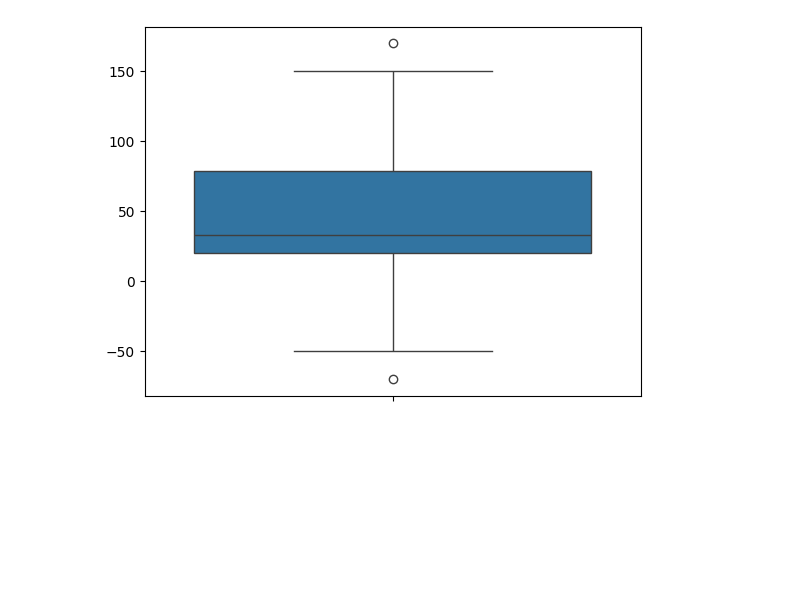
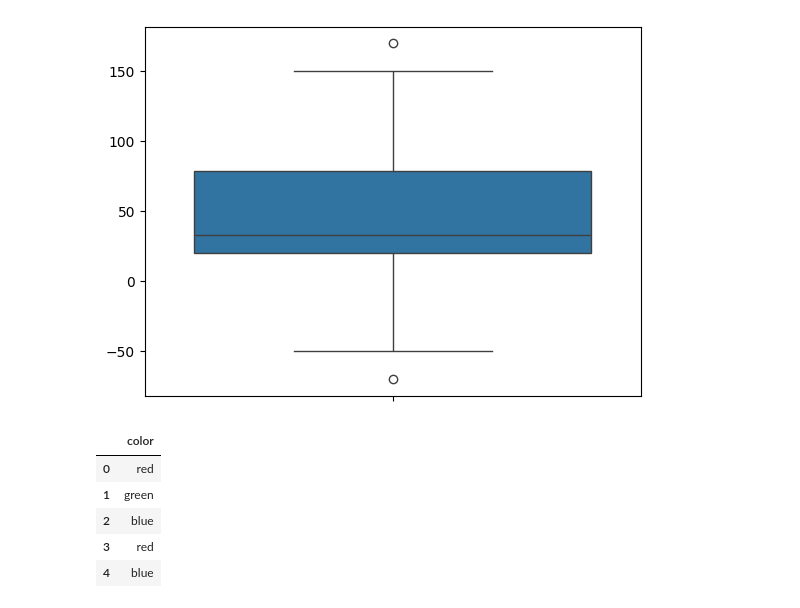
Before and after one commit to rachit-lab/Data_Analyst_Basics, a Jupyter notebook: missing_values.ipynb, the cells around one changed output. Cells and saved outputs as stored; diff of their text form; code cells hidden in the pictures; blank space fills up the shorter version.

```diff
--- a/missing_values.ipynb
+++ b/missing_values.ipynb
@@ -369,0 +376,9 @@ sns.boxplot(lst_ages)
+# %%
+df.head()
+# %% [output]
+|  | color |
+| 0 | red |
+| 1 | green |
+| 2 | blue |
+| 3 | red |
+| 4 | blue |
```
Also changed, not shown: parts of 12 cells of this notebook.
